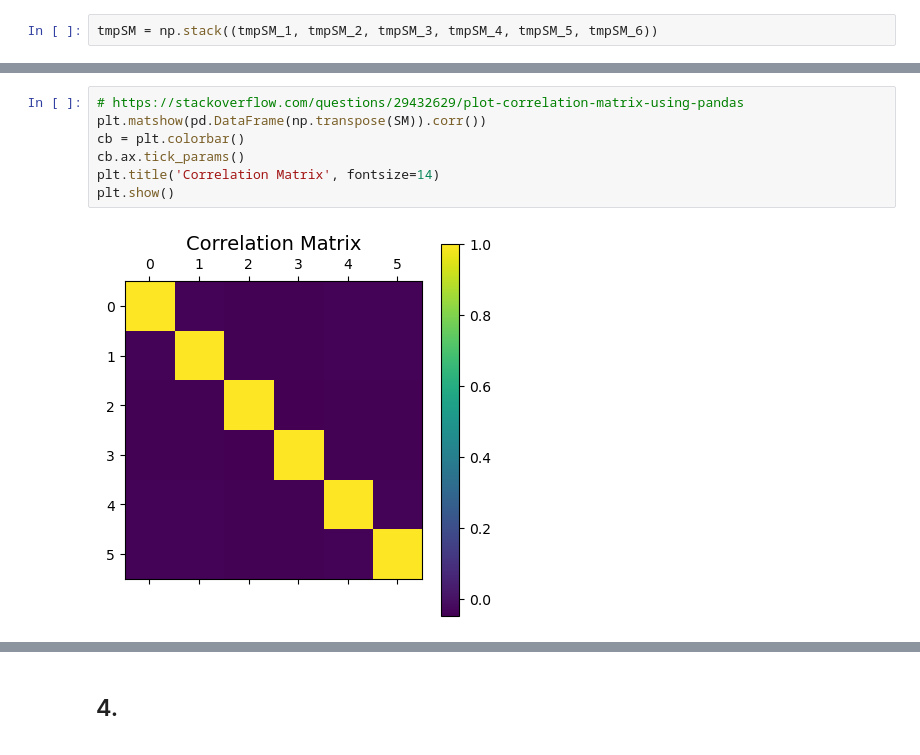
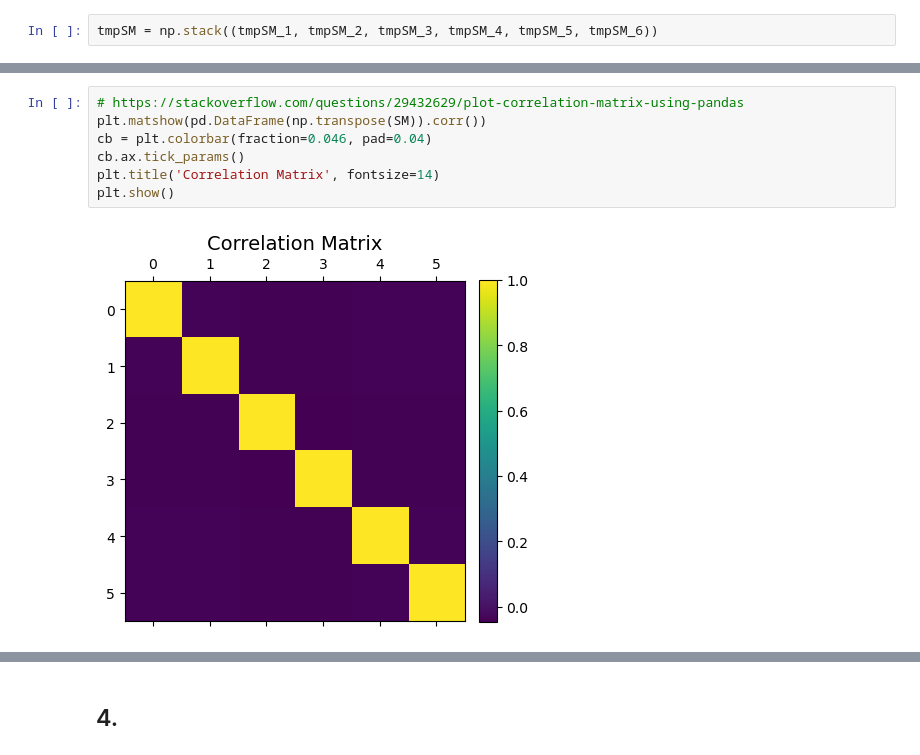
Before and after one commit to CharlesMHuang/Assignment-1-Legit, a Jupyter notebook: Assignment 1 Code.ipynb, the cells around one changed output, grey strips where cells are left out. Saved outputs shown, nothing was run; the diff lists cells and outputs as text.

```diff
--- a/Assignment 1 Code.ipynb
+++ b/Assignment 1 Code.ipynb
@@ -257,9 +255,9 @@ array([[0., 0., 0., ..., 0., 0., 0.],
 # %%
 # https://stackoverflow.com/questions/29432629/plot-correlation-matrix-using-pandas
 plt.matshow(pd.DataFrame(np.transpose(SM)).corr())
-cb = plt.colorbar()
+cb = plt.colorbar(fraction=0.046, pad=0.04)
 cb.ax.tick_params()
 plt.title('Correlation Matrix', fontsize=14)
 plt.show()
 # %% [output]
-[figure, old version]
+[figure, new version]
```
Also changed, not shown: parts of 109 cells of this notebook, 20 other files.
